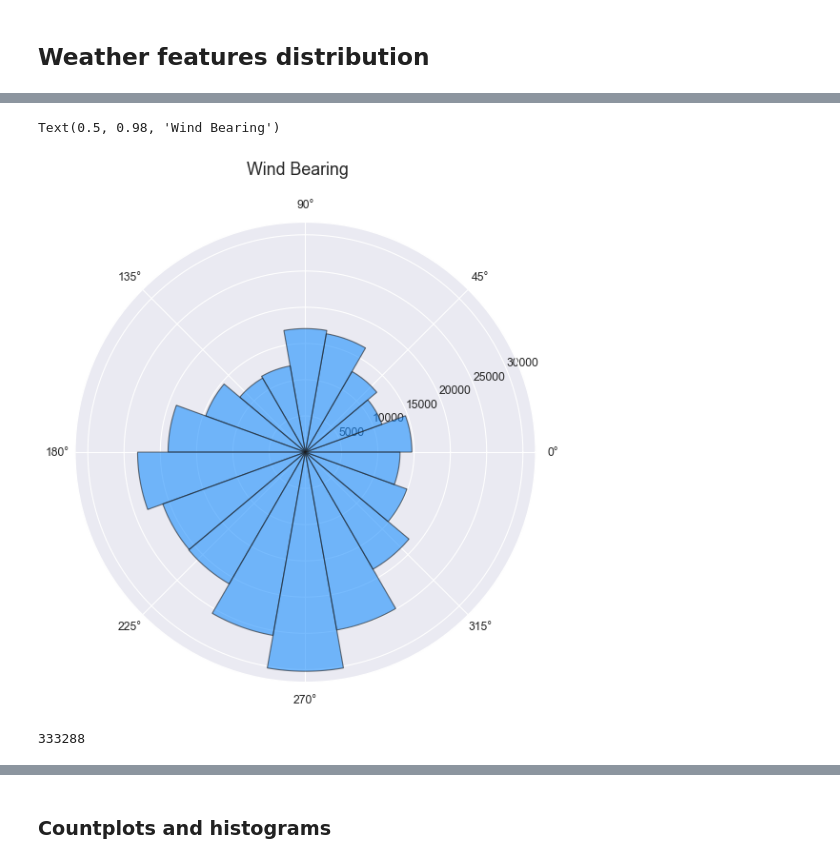
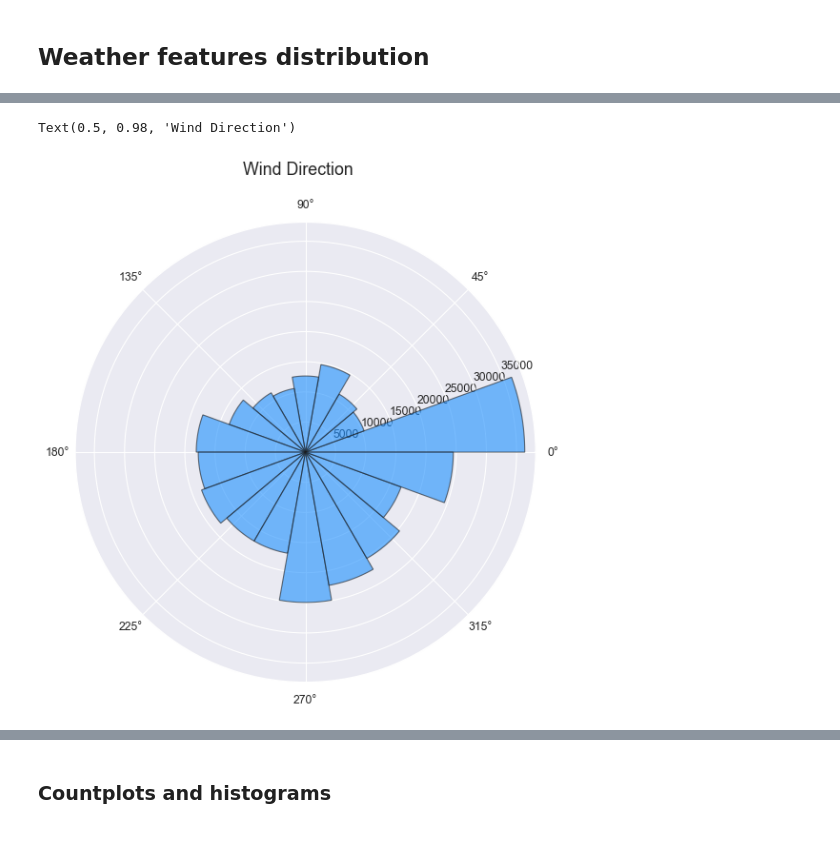
Before and after one commit to buds-lab/building-data-genome-project-2, a Jupyter notebook: notebooks/02_EDA-weather.ipynb, the cells around one changed output, grey strips where cells are left out. Drawn from its saved outputs; the diff is of its cells as text; code cells hidden in the pictures.

Commit message:
Update weather dataset and notebooks

```diff
--- a/notebooks/02_EDA-weather.ipynb
+++ b/notebooks/02_EDA-weather.ipynb
@@ -205,21 +119,17 @@ f.savefig("..\\figures\\weather_cat.png", dpi=72, bbox_inches='tight')
 # %%
 sns.set(rc={'figure.figsize':(8,8)})
 
 # Wind direction (radial plot)
-degrees = weather["windBearing"]
-radians = np.deg2rad(weather["windBearing"])
+degrees = weather["windDirection"]
+radians = np.deg2rad(weather["windDirection"])
 bin_size = 20
 a , b = np.histogram(degrees, bins=np.arange(0, 360+bin_size, bin_size))
 centers = np.deg2rad(np.ediff1d(b)//2 + b[:-1])
 # Wind direction plot
 plt.subplot(aspect=2, projection='polar')
 g4 = plt.bar(centers, a, width=np.deg2rad(bin_size), bottom=0.0, color="dodgerblue", alpha=0.6, edgecolor='k')
 # Figure title
-plt.suptitle('Wind Bearing', fontsize=16)
+plt.suptitle('Wind Direction', fontsize=16)
 # %% [output]
-Text(0.5, 0.98, 'Wind Bearing')
+Text(0.5, 0.98, 'Wind Direction')
-[figure, old version]
+[figure, new version]
-# %%
-len(weather)
-# %% [output]
-333288
```
Also changed, not shown: parts of 28 cells of this notebook, 9 other files.
